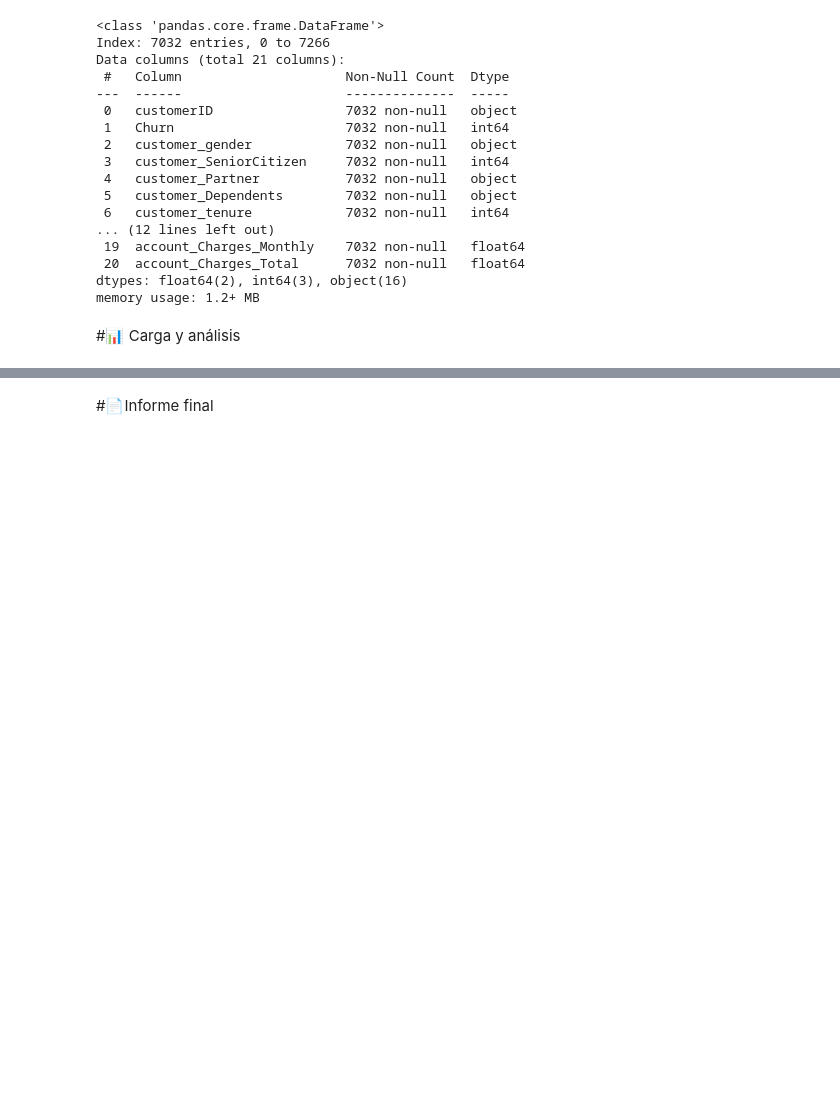
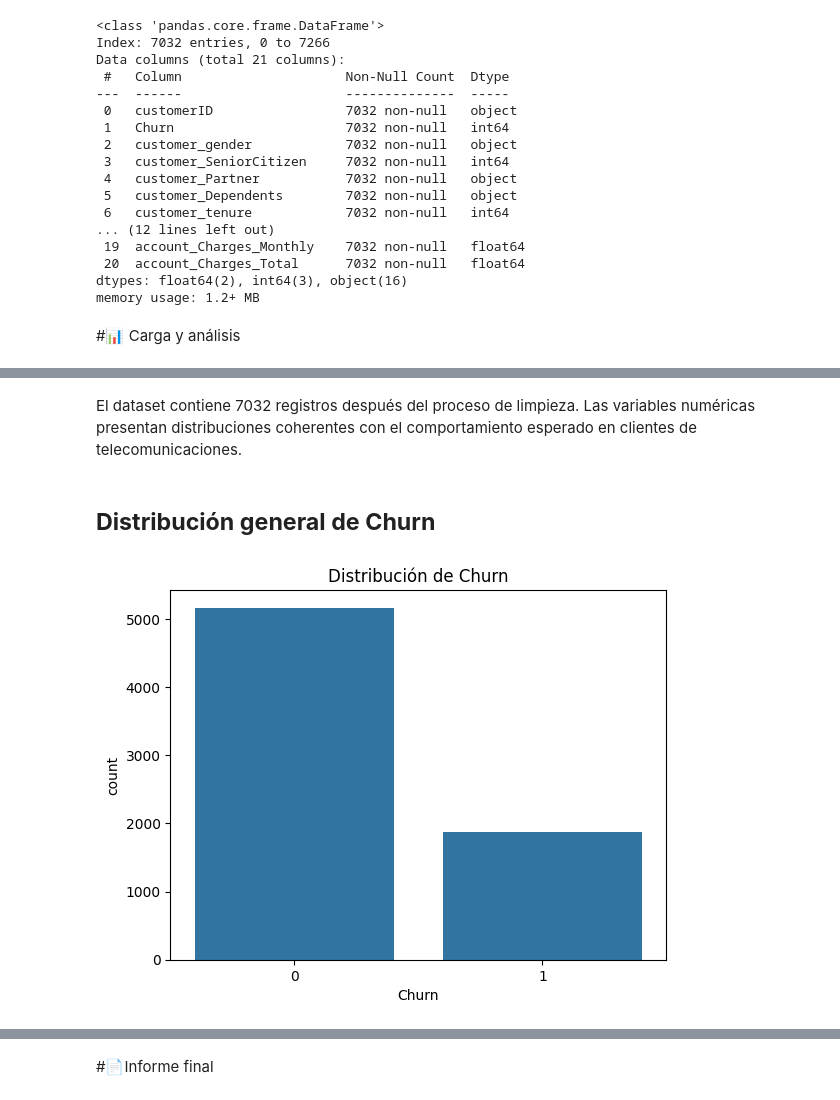
Before and after one commit to deivosarthur/telecom-x-churn-analysis-challege, a Jupyter notebook: TelecomX_LATAM.ipynb, the cells around one changed output, grey strips where cells are left out. Cells and saved outputs as stored; diff of their text form; code cells hidden in the pictures; blank space fills up the shorter version.

```diff
--- a/TelecomX_LATAM.ipynb
+++ b/TelecomX_LATAM.ipynb
@@ -77,0 +89,14 @@ memory usage: 1.2+ MB
+# %% [markdown]
+El dataset contiene 7032 registros después del proceso de limpieza. Las variables numéricas presentan distribuciones coherentes con el comportamiento esperado en clientes de telecomunicaciones.
+# %% [markdown]
+## **Distribución general de Churn**
+# %%
+df['Churn'].value_counts(normalize=True) * 100
+import seaborn as sns
+import matplotlib.pyplot as plt
+
+sns.countplot(x='Churn', data=df)
+plt.title('Distribución de Churn')
+plt.show()
+# %% [output]
+[figure, added]
```
Also changed, not shown: parts of 12 cells of this notebook.
